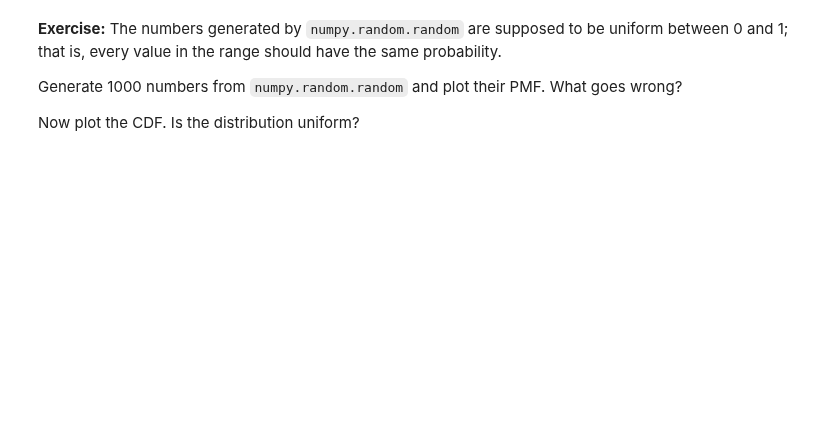
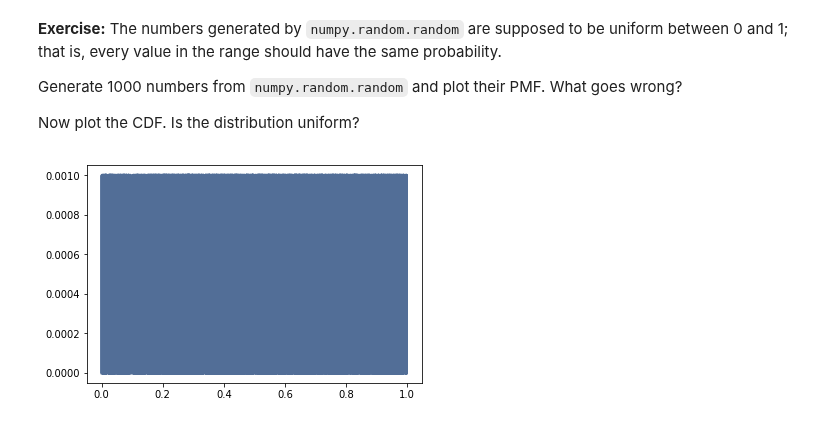
Before and after one commit to AllenDowney/ThinkStats2, a Jupyter notebook: code/chap04ex.ipynb, the cells around one changed output. Saved outputs shown, nothing was run; the diff lists cells and outputs as text; code cells hidden in the pictures; blank space fills up the shorter version.

```diff
--- a/code/chap04ex.ipynb
+++ b/code/chap04ex.ipynb
@@ -224,0 +222,8 @@ Now plot the CDF. Is the distribution uniform?
+# %%
+import numpy
+s=numpy.random.random(1000)
+# %%
+rannie=thinkstats2.Pmf(s)
+thinkplot.Pmf(rannie)
+# %% [output]
+[figure, added]
```
Also changed, not shown: parts of 9 cells of this notebook, 6 other files.
